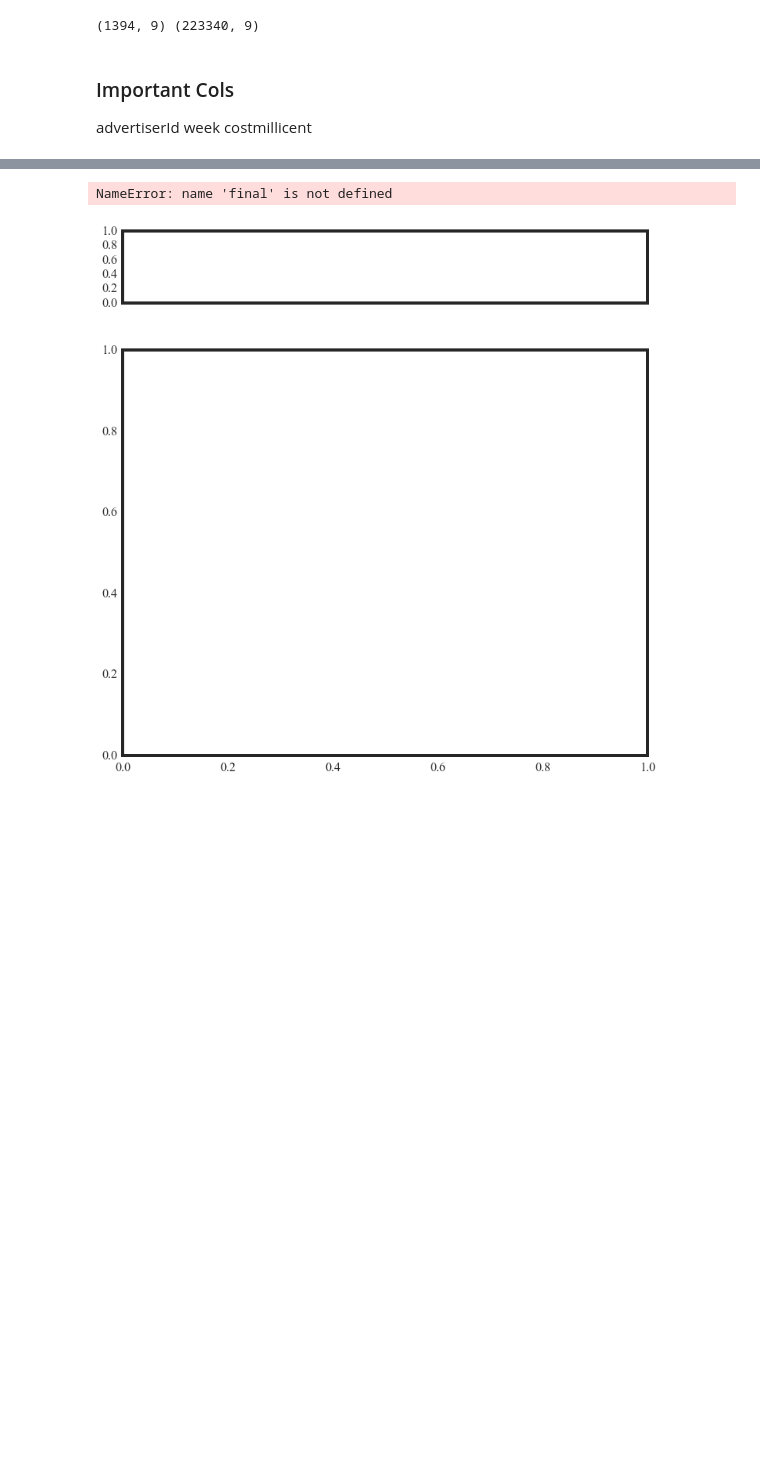
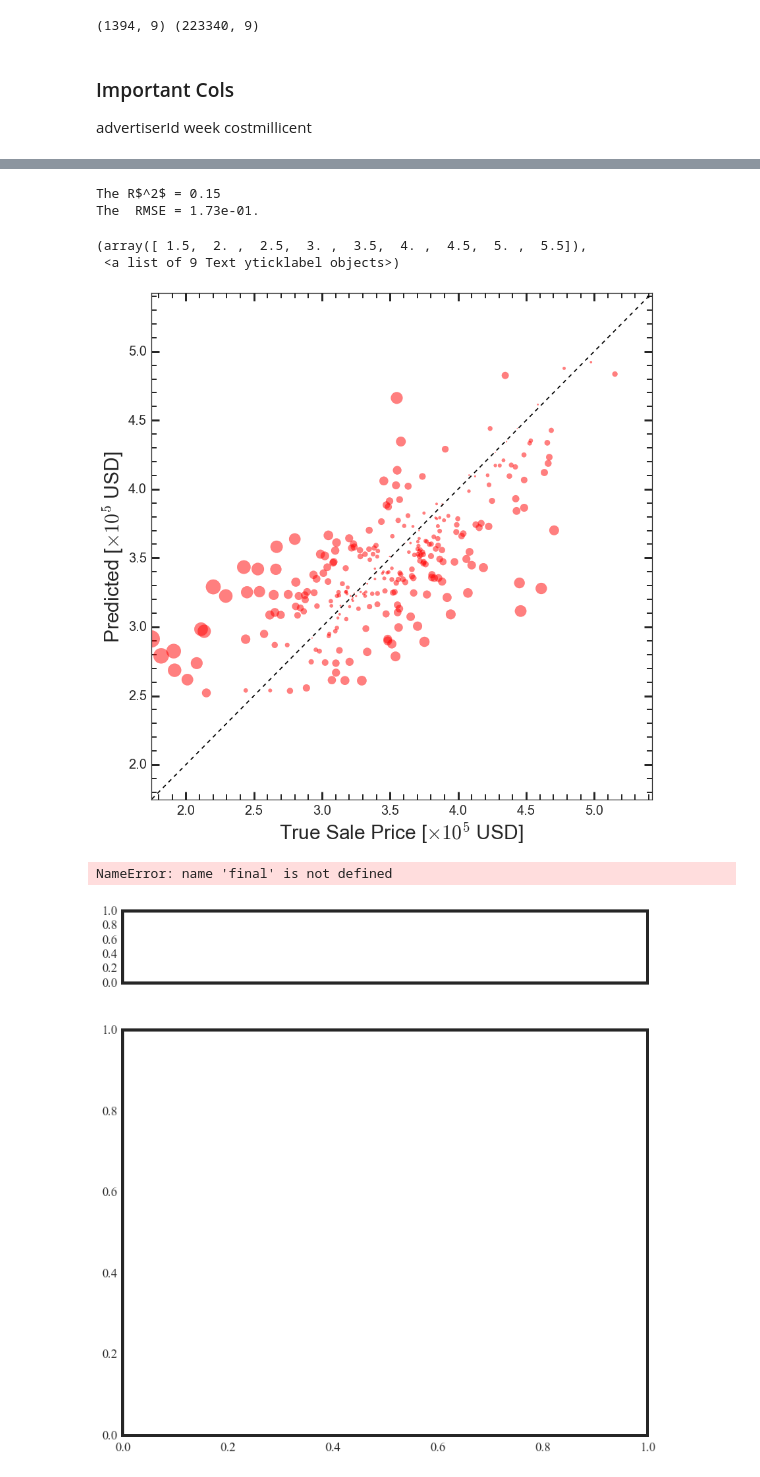
Before and after one commit to gmsardane/employer-ltv, a Jupyter notebook: ltv-calculation.ipynb, the cells around one changed output, grey strips where cells are left out. Drawn from its saved outputs; the diff is of its cells as text; code cells hidden in the pictures; blank space fills up the shorter version.

```diff
--- a/ltv-calculation.ipynb
+++ b/ltv-calculation.ipynb
@@ -398,0 +419,23 @@ GradientBoostingRegressor(alpha=0.9, init=None, learning_rate=0.01,
+# %%
+pred = reg0.predict(X_test)
+sns.set_style("ticks", {"xtick.major.size": 8, "ytick.major.size": 8})
+sns.set_style({"xtick.direction": "in","ytick.direction": "in"})
+plt.scatter(y_test, pred, alpha = 0.5, s = 1000*np.abs(y_test-pred)/y_test, color = 'red')
+plt.xlabel(r"True Sale Price [$\times 10^{5} $ USD]", fontsize = 30);
+plt.ylabel(r"Predicted [$\times 10^{5} $ USD]", fontsize = 30);
+plt.minorticks_on()
+plt.tight_layout()
+plt.plot(np.arange(0,10, 1), np.arange(0,10, 1), 'k--')
+plt.tick_params('both', length=8, width=2, which='minor');
+plt.tick_params('both', length=12, width=3, which='major');
+plt.xlim(min([min(y_test), min(pred)]), max([max(y_test)-0.5, max(pred)])+0.5)
+plt.ylim(min([min(y_test), min(pred)]), max([max(y_test)-0.5, max(pred)])+0.5)
+plt.xticks(fontsize=20)
+plt.yticks(fontsize=20)
+#plt.savefig("FinalModel_linear_all.pdf")
+# %% [output]
+The R$^2$ = 0.15
+The  RMSE = 1.73e-01.
+(array([ 1.5,  2. ,  2.5,  3. ,  3.5,  4. ,  4.5,  5. ,  5.5]),
+ <a list of 9 Text yticklabel objects>)
+[figure, added]
```
Also changed, not shown: parts of 6 cells of this notebook.
